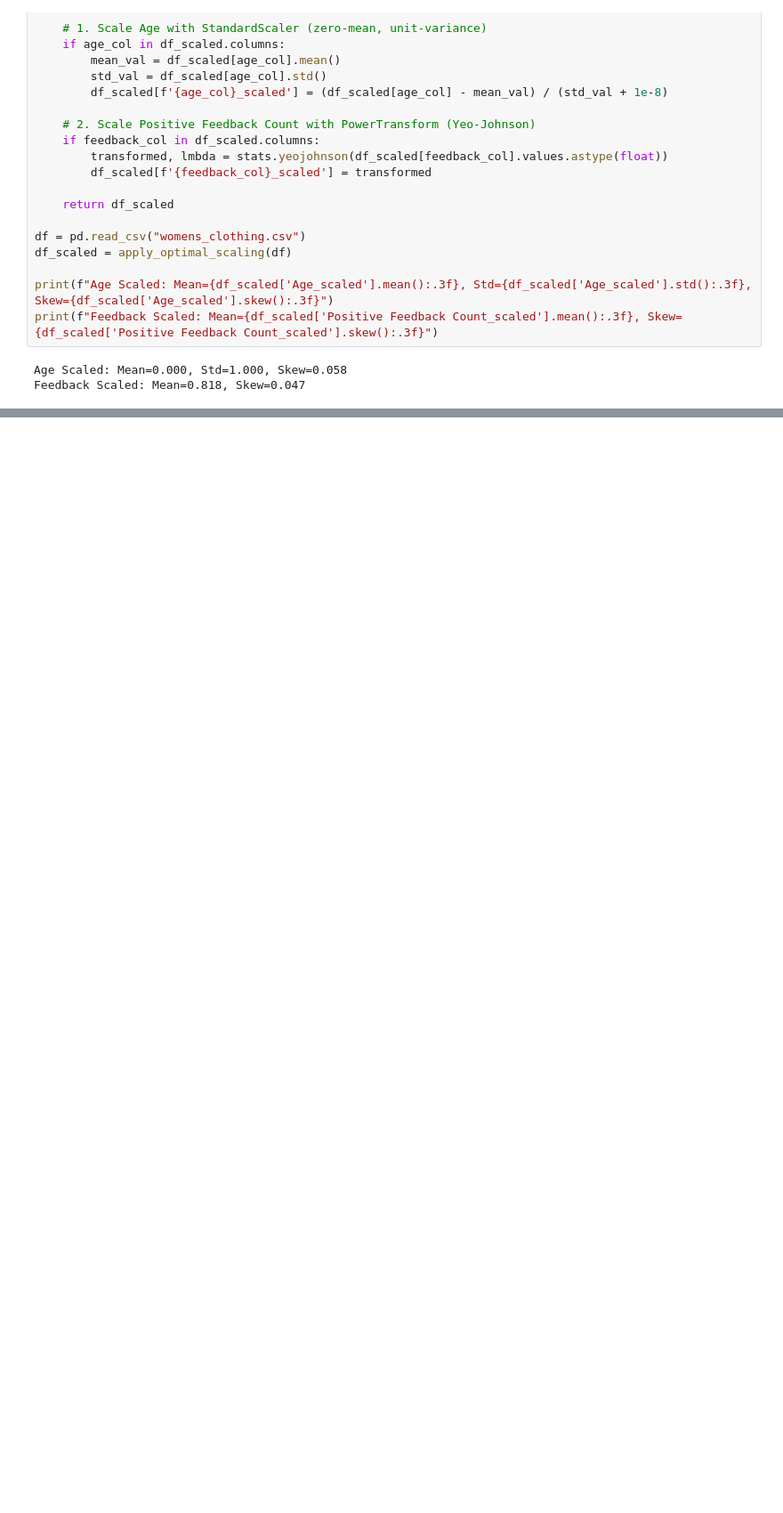
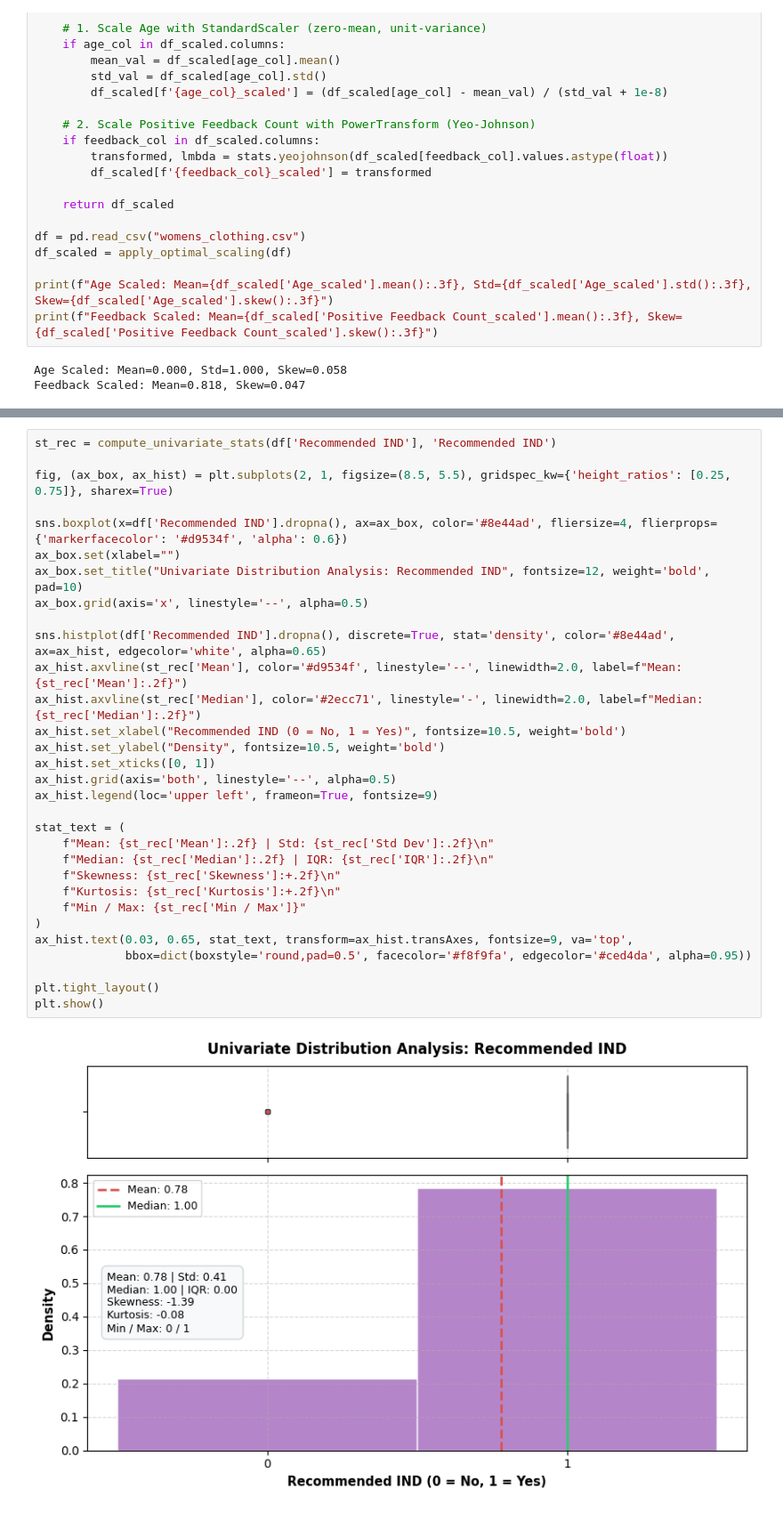
Before and after one commit to bhagyashrithombre/womensclothing, a Jupyter notebook: womens_clothing.ipynb, the cells around one changed output, grey strips where cells are left out. Shown at 89% size. Cells and saved outputs as stored; diff of their text form; blank space fills up the shorter version.

```diff
--- a/womens_clothing.ipynb
+++ b/womens_clothing.ipynb
@@ -688,0 +666,33 @@ plot_categorical_dashboard(df, target_col='Recommended IND')
+# %%
+st_rec = compute_univariate_stats(df['Recommended IND'], 'Recommended IND')
+
+fig, (ax_box, ax_hist) = plt.subplots(2, 1, figsize=(8.5, 5.5), gridspec_kw={'height_ratios': [0.25, 0.75]}, sharex=True)
+
+sns.boxplot(x=df['Recommended IND'].dropna(), ax=ax_box, color='#8e44ad', fliersize=4, flierprops={'markerfacecolor': '#d9534f', 'alpha': 0.6})
+ax_box.set(xlabel="")
+ax_box.set_title("Univariate Distribution Analysis: Recommended IND", fontsize=12, weight='bold', pad=10)
+ax_box.grid(axis='x', linestyle='--', alpha=0.5)
+
+sns.histplot(df['Recommended IND'].dropna(), discrete=True, stat='density', color='#8e44ad', ax=ax_hist, edgecolor='white', alpha=0.65)
+ax_hist.axvline(st_rec['Mean'], color='#d9534f', linestyle='--', linewidth=2.0, label=f"Mean: {st_rec['Mean']:.2f}")
+ax_hist.axvline(st_rec['Median'], color='#2ecc71', linestyle='-', linewidth=2.0, label=f"Median: {st_rec['Median']:.2f}")
+ax_hist.set_xlabel("Recommended IND (0 = No, 1 = Yes)", fontsize=10.5, weight='bold')
+ax_hist.set_ylabel("Density", fontsize=10.5, weight='bold')
+ax_hist.set_xticks([0, 1])
+ax_hist.grid(axis='both', linestyle='--', alpha=0.5)
+ax_hist.legend(loc='upper left', frameon=True, fontsize=9)
+
+stat_text = (
+    f"Mean: {st_rec['Mean']:.2f} | Std: {st_rec['Std Dev']:.2f}\n"
+    f"Median: {st_rec['Median']:.2f} | IQR: {st_rec['IQR']:.2f}\n"
+    f"Skewness: {st_rec['Skewness']:+.2f}\n"
+    f"Kurtosis: {st_rec['Kurtosis']:+.2f}\n"
+    f"Min / Max: {st_rec['Min / Max']}"
+)
+ax_hist.text(0.03, 0.65, stat_text, transform=ax_hist.transAxes, fontsize=9, va='top',
+             bbox=dict(boxstyle='round,pad=0.5', facecolor='#f8f9fa', edgecolor='#ced4da', alpha=0.95))
+
+plt.tight_layout()
+plt.show()
+# %% [output]
+[figure, added]
```
Also changed, not shown: parts of 21 cells of this notebook, 2 other files.
